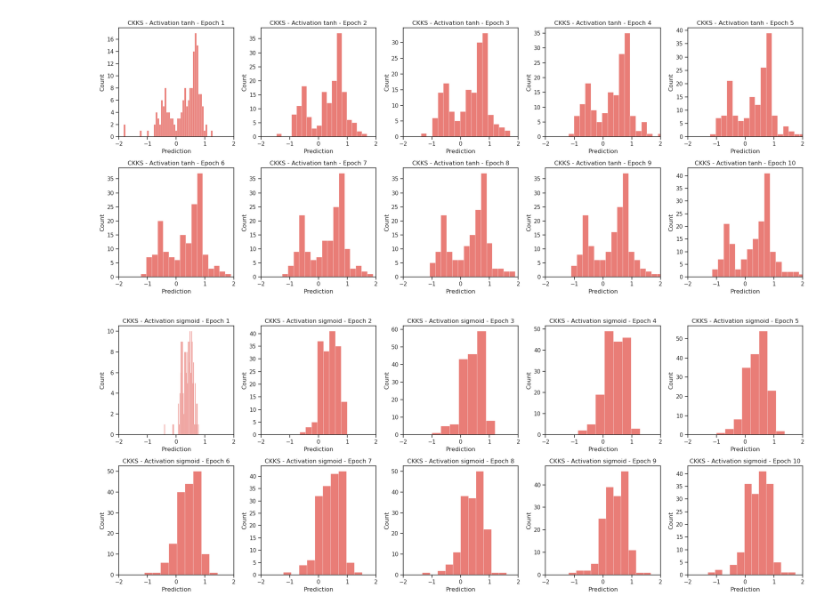
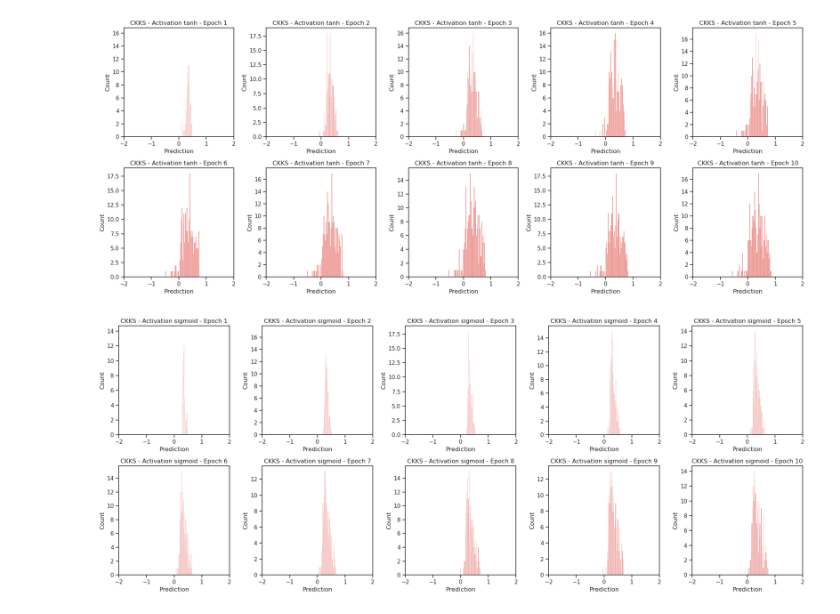
Before and after one commit to rodkruger/ppml-python, a Jupyter notebook: Metrics.ipynb, the cells around one changed output. Saved outputs shown, nothing was run; the diff lists cells and outputs as text; code cells hidden in the pictures.

```diff
--- a/Metrics.ipynb
+++ b/Metrics.ipynb
@@ -8,9 +8,10 @@ import seaborn as sns
 from sklearn.metrics import accuracy_score, precision_score, recall_score, f1_score
 # %%
 CONTENT_PATH = "/home/rkruger/Doutorado"
-DATASET_NAME = "breast_cancer"
+DATASET_NAME = "diabetes"
 DATASET_PATH = f"{CONTENT_PATH}/Datasets/{DATASET_NAME}"
 PREDICTIONS_PATH = f"{CONTENT_PATH}/Predictions/{DATASET_NAME}"
+EPOCH_RANGE = range(1, 11)
 # %%
 class ExperimentParameters:
     epochs = 0
@@ -242,7 +244,7 @@ plt.show()
 fig, axes = plt.subplots(2, 5, figsize=(20, 8))
 axes = axes.flatten()
 
-for epoch in range(1, 11):
+for epoch in EPOCH_RANGE:
     df_predictions2 = pd.read_csv(f'{PREDICTIONS_PATH}/ckks_tanh_{epoch}/predictions.csv',
                                   header=None,
                                   names=['prediction', 'real', 'predicted'],
@@ -258,25 +260,25 @@ for epoch in range(1, 11):
 plt.tight_layout()
 plt.show()
 # %% [output]
-[figure, old version]
+[figure, new version]
 # %%
 fig, axes = plt.subplots(2, 5, figsize=(20, 8))
 axes = axes.flatten()
 
-for epoch in range(1, 11):
+for epoch in EPOCH_RANGE:
     df_predictions2 = pd.read_csv(f'{PREDICTIONS_PATH}/ckks_sigmoid_{epoch}/predictions.csv',
                                   header=None,
                                   names=['prediction', 'real', 'predicted'],
                                   dtype={'prediction': float, 'real': int, 'predicted': int})
 
     idx = epoch - 1
     sns.histplot(data=df_predictions2, x='prediction', bins=50, ax=axes[idx])
     axes[idx].set_xlim(-2.0, 2.0)
     axes[idx].set_title(f'CKKS - Activation sigmoid - Epoch {epoch}')
     axes[idx].set_xlabel('Prediction')
     axes[idx].set_ylabel('Count')
 
 plt.tight_layout()
 plt.show()
 # %% [output]
-[figure, old version]
+[figure, new version]
```
Also changed, not shown: parts of 8 cells of this notebook.
